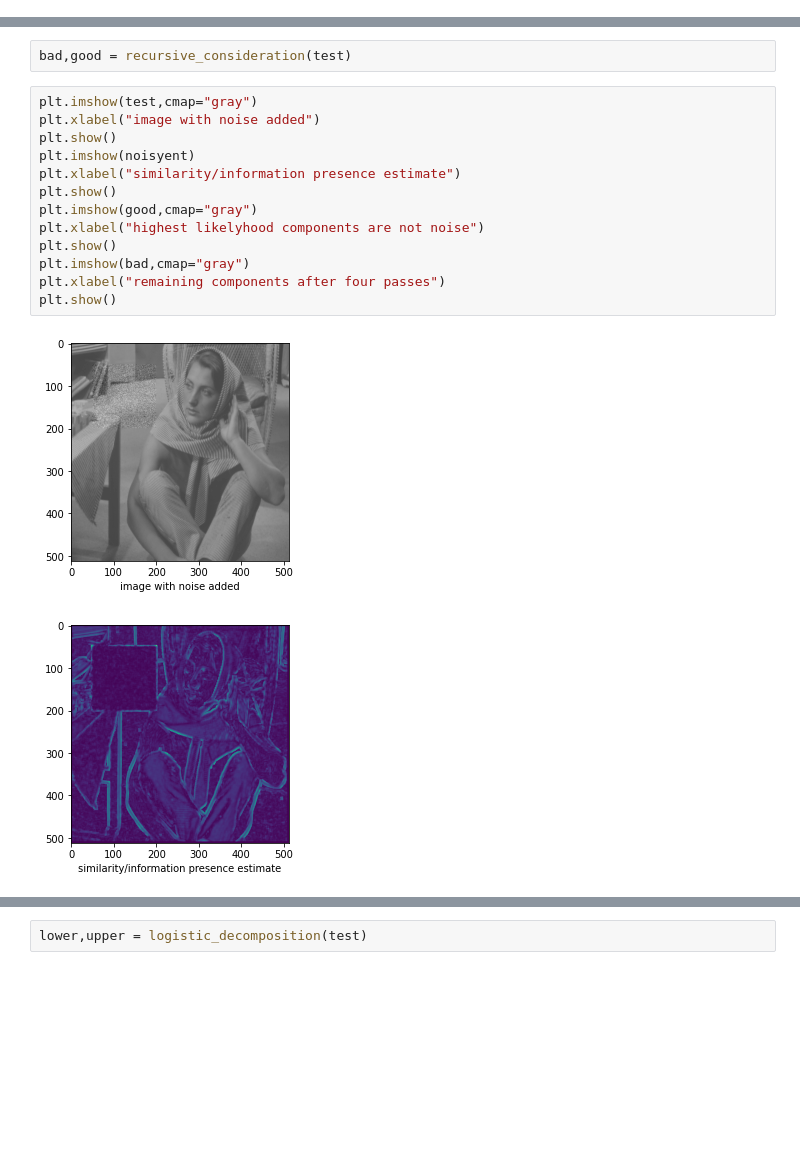
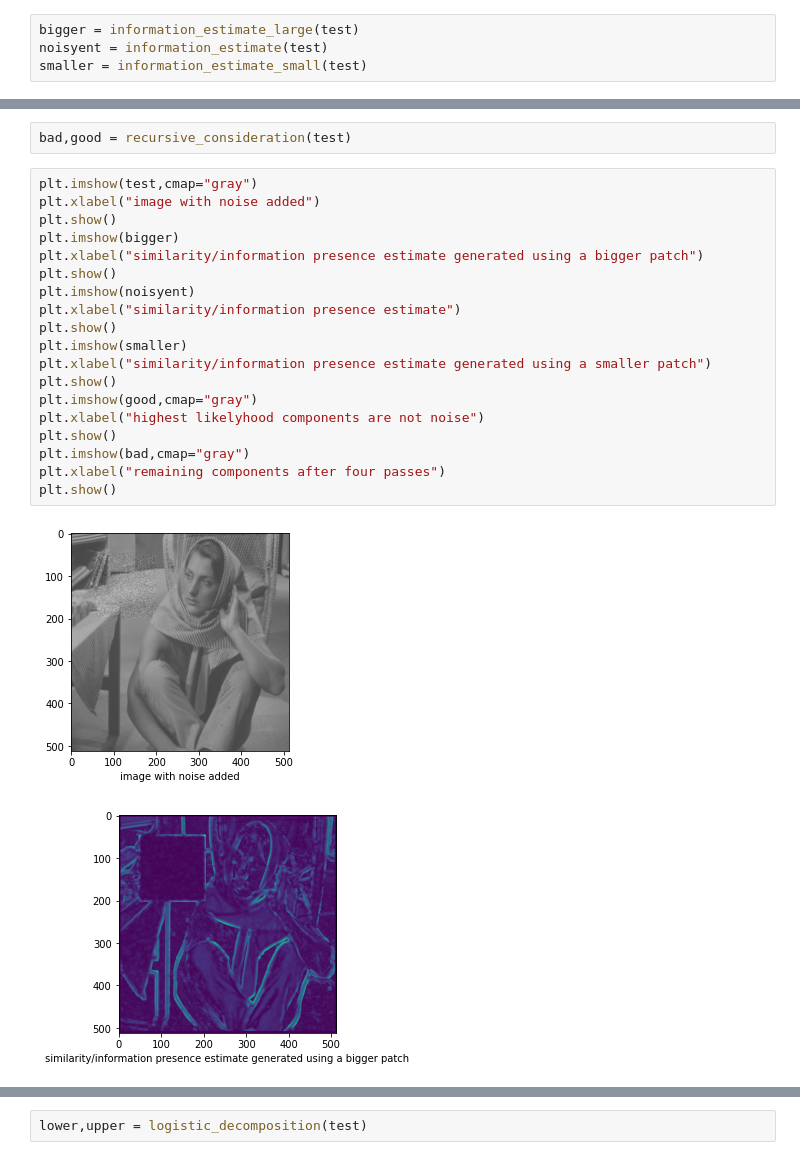
Before and after one commit to ik1xpv/streamcleaner, a Jupyter notebook: Logistic_similarity_estimation_method.ipynb, the cells around one changed output, grey strips where cells are left out. Saved outputs shown, nothing was run; the diff lists cells and outputs as text; blank space fills up the shorter version.

```diff
--- a/Logistic_similarity_estimation_method.ipynb
+++ b/Logistic_similarity_estimation_method.ipynb
@@ -295,3 +326,7 @@ noisyent = information_estimate(test)
+# %%
+bigger = information_estimate_large(test)
+noisyent = information_estimate(test)
+smaller = information_estimate_small(test)
 # %%
 def recursive_consideration(data: numpy.ndarray):
   output = numpy.zeros_like(data)
@@ -307,16 +342,22 @@ bad,good = recursive_consideration(test)
 # %%
 plt.imshow(test,cmap="gray")
 plt.xlabel("image with noise added")
 plt.show()
+plt.imshow(bigger)
+plt.xlabel("similarity/information presence estimate generated using a bigger patch")
+plt.show()
 plt.imshow(noisyent)
 plt.xlabel("similarity/information presence estimate")
+plt.show()
+plt.imshow(smaller)
+plt.xlabel("similarity/information presence estimate generated using a smaller patch")
 plt.show()
 plt.imshow(good,cmap="gray")
 plt.xlabel("highest likelyhood components are not noise")
 plt.show()
 plt.imshow(bad,cmap="gray")
 plt.xlabel("remaining components after four passes")
 plt.show()
 # %% [output]
 [figure]
-[figure, old version]
+[figure, new version]
```
Also changed, not shown: parts of 6 cells of this notebook.
